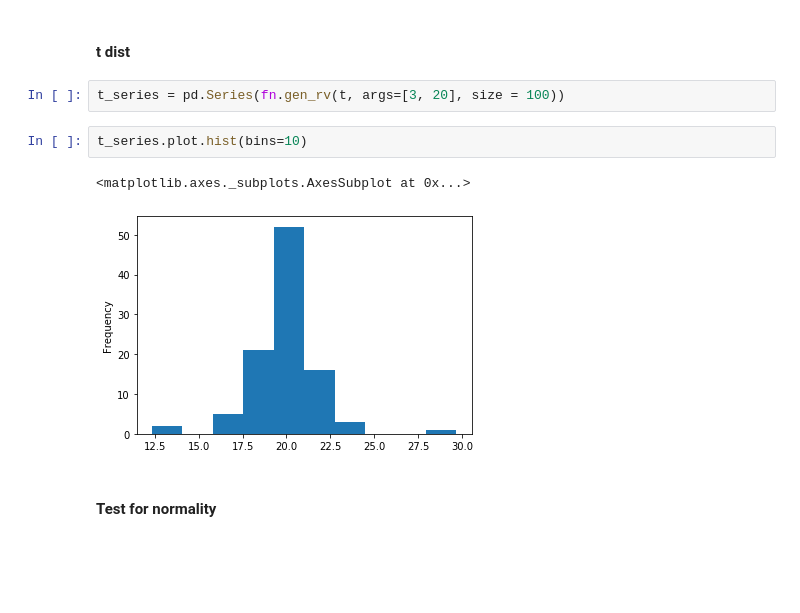
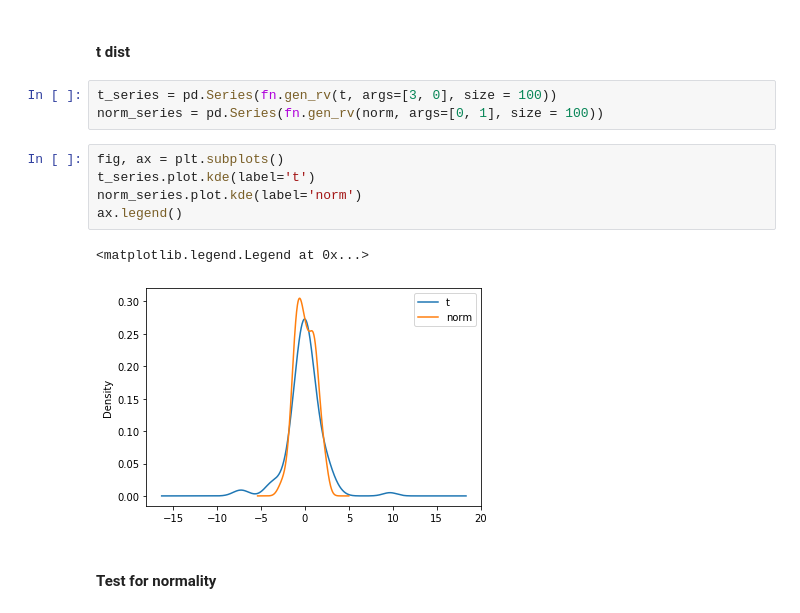
Before and after one commit to howewenann/spc_charts, a Jupyter notebook: notebooks/9.0-hwant-heavy-tail-t-dist.ipynb, the cells around one changed output. Cells and saved outputs as stored; diff of their text form; blank space fills up the shorter version.

```diff
--- a/notebooks/9.0-hwant-heavy-tail-t-dist.ipynb
+++ b/notebooks/9.0-hwant-heavy-tail-t-dist.ipynb
@@ -24,12 +25,16 @@ from statsmodels.graphics.gofplots import qqplot
 # %% [markdown]
 #### t dist
 # %%
-t_series = pd.Series(fn.gen_rv(t, args=[3, 20], size = 100))
+t_series = pd.Series(fn.gen_rv(t, args=[3, 0], size = 100))
+norm_series = pd.Series(fn.gen_rv(norm, args=[0, 1], size = 100))
-# %%
-t_series.plot.hist(bins=10)
-# %% [output]
-<matplotlib.axes._subplots.AxesSubplot at 0x...>
-[figure, removed]
+# %%
+fig, ax = plt.subplots()
+t_series.plot.kde(label='t')
+norm_series.plot.kde(label='norm')
+ax.legend()
+# %% [output]
+<matplotlib.legend.Legend at 0x...>
+[figure, added]
 # %% [markdown]
 #### Test for normality
 # %%
```
Also changed, not shown: parts of 20 cells of this notebook, 5 other files.
